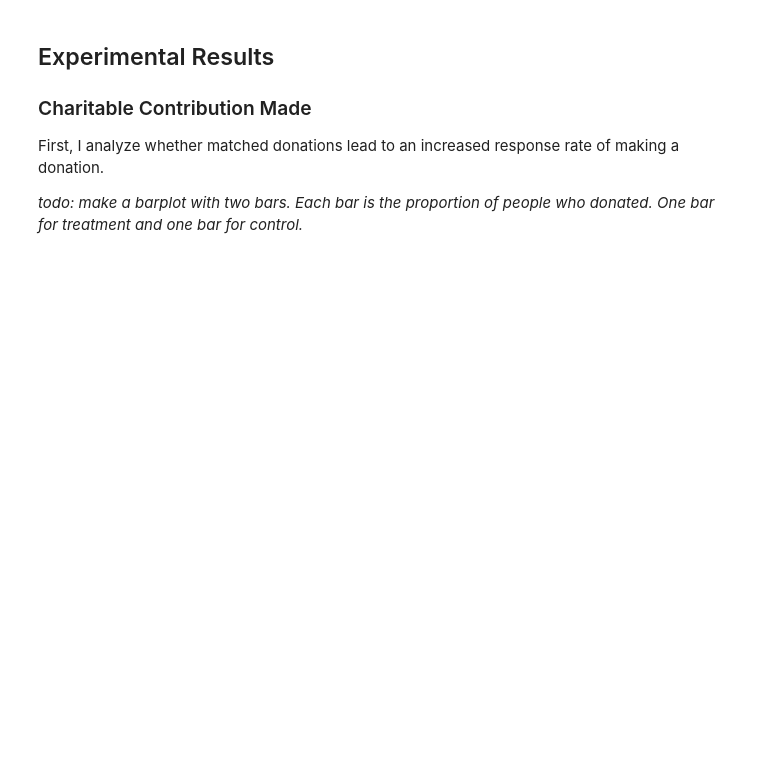
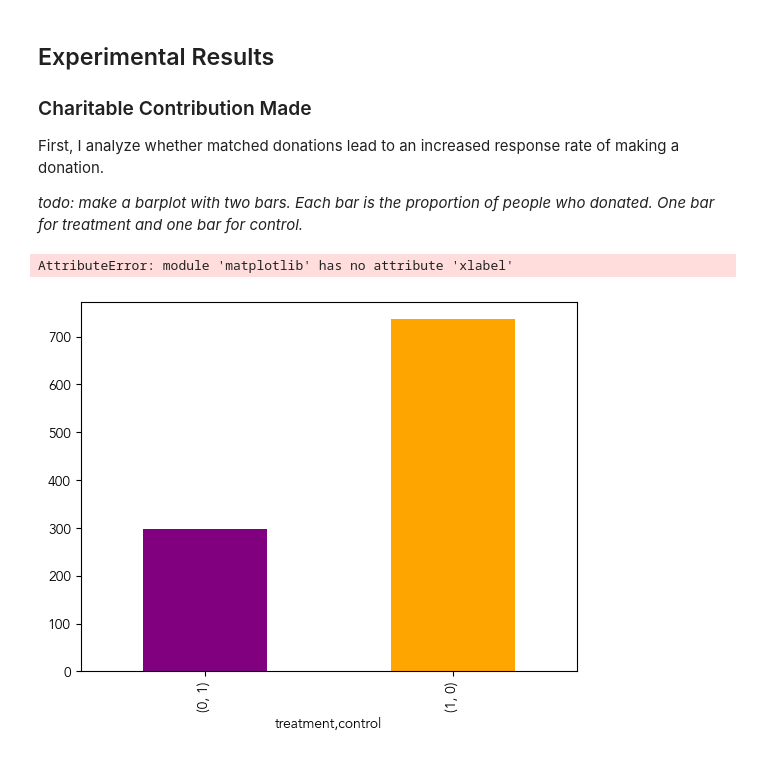
Before and after one commit to rsm-msands/rsm-msands.github.io, a Jupyter notebook: project1.ipynb, the cells around one changed output. Saved outputs shown, nothing was run; the diff lists cells and outputs as text; code cells hidden in the pictures; blank space fills up the shorter version.

```diff
--- a/project1.ipynb
+++ b/project1.ipynb
@@ -111,0 +123,2 @@ def t_test_calc(data, treatment_col, control_col, outcome_col):
+# %%
+karlan_df["mrm2"].fillna(0, inplace=True)
@@ -120,25 +156,25 @@ _todo: make a barplot with two bars. Each bar is the proportion of people who do
 # %%
-import matplotlib as plt
-from matplotlib import rcParams
 
 karlan_grouped = karlan_df.groupby(["treatment", "control"])["gave"].sum()
-
 ax = karlan_grouped.plot(kind='bar', color = ["purple", "orange"])
 
 rcParams['font.family'] = 'serif'  # Change 'serif' to the desired font family
 rcParams['font.serif'] = ['Avenir']
 
 plt.xlabel("Treatment vs. Control group")
-plt.ylabel('Number of people who Donated Money')
-plt.title('Number of people who gave in treatment vs. control group')
+#plt.ylabel('Number of people who Donated Money')
+#plt.title('Number of people who gave in treatment vs. control group')
 
 group_labels = ['Treatment', 'Control']
 ax.set_xticklabels(group_labels, rotation = 0)
 
 for i, v in enumerate(karlan_grouped):
     ax.text(i, v + 0.1, str(v), ha='center', va='bottom')
 
-plt.show()
+#plt.show()
+# %% [output]
+AttributeError: module 'matplotlib' has no attribute 'xlabel'
+[figure, added]
 # %% [markdown]
 ![plot of treatment vs. control group](files/treatment_vs_control_plot.png)
 
```
Also changed, not shown: parts of 9 cells of this notebook, 26 other files.
